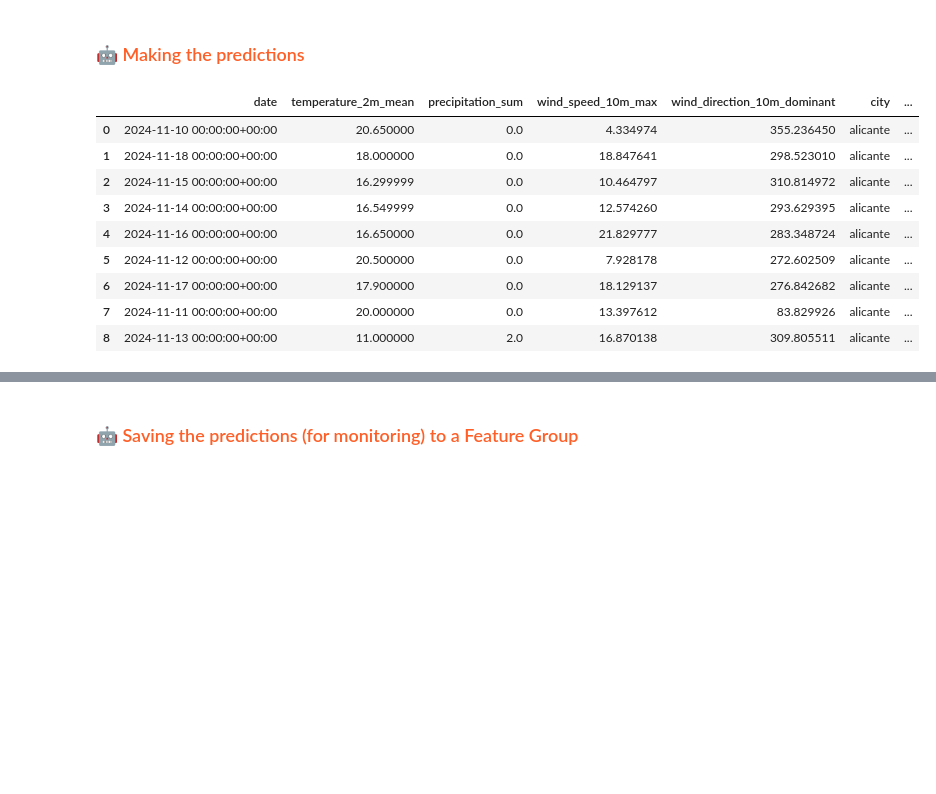
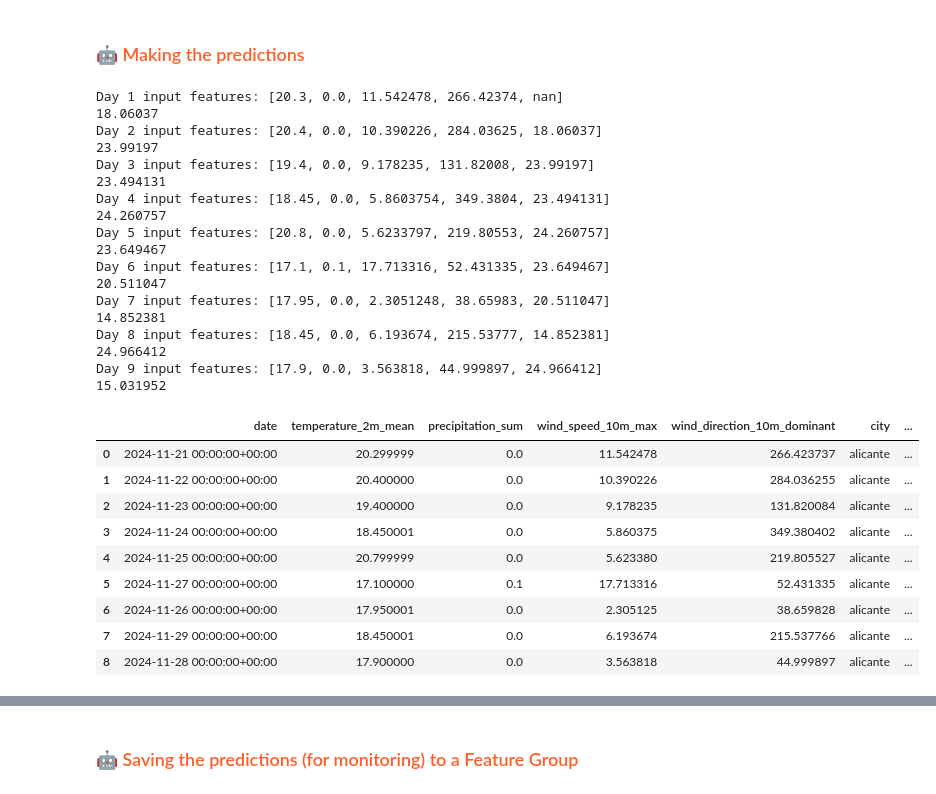
Before and after one commit to eshabilal111/ID2223, a Jupyter notebook: notebooks/ch03/4_air_quality_batch_inference.ipynb, the cells around one changed output, grey strips where cells are left out. Saved outputs shown, nothing was run; the diff lists cells and outputs as text; code cells hidden in the pictures; blank space fills up the shorter version.

```diff
--- a/notebooks/ch03/4_air_quality_batch_inference.ipynb
+++ b/notebooks/ch03/4_air_quality_batch_inference.ipynb
@@ -54,7 +57,7 @@ mr = project.get_model_registry()
 
 retrieved_model = mr.get_model(
     name="air_quality_xgboost_model",
-    version=1,
+    version=4,
 )
 
 # Download the saved model artifacts to a local directory
@@ -107,0 +111,7 @@ Finished: Reading data from Hopsworks, using Hopsworks Feature Query Service (0.
+# %%
+air_quality_with_lag_fg = fs.get_feature_group(
+    name='air_quality_lag',
+    version=1,
+)
+aq_yesterday_df = air_quality_with_lag_fg.read().sort_values(by='date').tail(1)
+aq_yesterday_df
@@ -108,20 +122,68 @@ Finished: Reading data from Hopsworks, using Hopsworks Feature Query Service (0.
 # %% [markdown]
 ### <span style="color:#ff5f27;">🤖 Making the predictions</span>
 # %%
-batch_data['predicted_pm25'] = retrieved_xgboost_model.predict(
-    batch_data[['temperature_2m_mean', 'precipitation_sum', 'wind_speed_10m_max', 'wind_direction_10m_dominant']])
+#batch_data['predicted_pm25'] = retrieved_xgboost_model.predict(
+#    batch_data[['temperature_2m_mean', 'precipitation_sum', 'wind_speed_10m_max', 'wind_direction_10m_dominant']])
+#batch_data
+
+forcast_days = batch_data.shape[0]
+
+lag1 = aq_yesterday_df['pm25_lag_1'].values[0]
+
+# Go one by one
+for i in range(forcast_days):
+
+    # Get the weather features values for day i
+    weather_features = batch_data.iloc[i][['temperature_2m_mean', 'precipitation_sum','wind_speed_10m_max', 'wind_direction_10m_dominant']].values
+    # Combine with lag values
+    features = list(weather_features) + [lag1]
+
+    print(f"Day {i + 1} input features: {features}")
+
+    predicted_pm25 = retrieved_xgboost_model.predict([features])[0]
+
+    #predicted_pm25 = float(round(predicted_pm25, i)) # same form as the data ?
+    #predicted_pm25 = max(0, predicted_pm25)  # dont allow below 0 ?
+    print(predicted_pm25)
+
+    batch_data.at[i, 'predicted_pm25'] = predicted_pm25
+
+    # Now update the lag
+    lag1 = predicted_pm25
+
+# Fix float issue
+batch_data['predicted_pm25'] = batch_data['predicted_pm25'].astype('float32')
+
 batch_data
 # %% [output]
+Day 1 input features: [20.3, 0.0, 11.542478, 266.42374, nan]
+18.06037
+Day 2 input features: [20.4, 0.0, 10.390226, 284.03625, 18.06037]
+23.99197
+Day 3 input features: [19.4, 0.0, 9.178235, 131.82008, 23.99197]
+23.494131
+Day 4 input features: [18.45, 0.0, 5.8603754, 349.3804, 23.494131]
+24.260757
+Day 5 input features: [20.8, 0.0, 5.6233797, 219.80553, 24.260757]
+23.649467
+Day 6 input features: [17.1, 0.1, 17.713316, 52.431335, 23.649467]
+20.511047
+Day 7 input features: [17.95, 0.0, 2.3051248, 38.65983, 20.511047]
+14.852381
+Day 8 input features: [18.45, 0.0, 6.193674, 215.53777, 14.852381]
+24.966412
+Day 9 input features: [17.9, 0.0, 3.563818, 44.999897, 24.966412]
+15.031952
 |  | date | temperature_2m_mean | precipitation_sum | wind_speed_10m_max | wind_direction_10m_dominant | city | ... |
-| 0 | 2024-11-10 00:00:00+00:00 | 20.650000 | 0.0 | 4.334974 | 355.236450 | alicante | ... |
-| 1 | 2024-11-18 00:00:00+00:00 | 18.000000 | 0.0 | 18.847641 | 298.523010 | alicante | ... |
-| 2 | 2024-11-15 00:00:00+00:00 | 16.299999 | 0.0 | 10.464797 | 310.814972 | alicante | ... |
-| 3 | 2024-11-14 00:00:00+00:00 | 16.549999 | 0.0 | 12.574260 | 293.629395 | alicante | ... |
-| 4 | 2024-11-16 00:00:00+00:00 | 16.650000 | 0.0 | 21.829777 | 283.348724 | alicante | ... |
-| 5 | 2024-11-12 00:00:00+00:00 | 20.500000 | 0.0 | 7.928178 | 272.602509 | alicante | ... |
-| 6 | 2024-11-17 00:00:00+00:00 | 17.900000 | 0.0 | 18.129137 | 276.842682 | alicante | ... |
-| 7 | 2024-11-11 00:00:00+00:00 | 20.000000 | 0.0 | 13.397612 | 83.829926 | alicante | ... |
-| 8 | 2024-11-13 00:00:00+00:00 | 11.000000 | 2.0 | 16.870138 | 309.805511 | alicante | ... |
+| 0 | 2024-11-21 00:00:00+00:00 | 20.299999 | 0.0 | 11.542478 | 266.423737 | alicante | ... |
+| 1 | 2024-11-22 00:00:00+00:00 | 20.400000 | 0.0 | 10.390226 | 284.036255 | alicante | ... |
+| 2 | 2024-11-23 00:00:00+00:00 | 19.400000 | 0.0 | 9.178235 | 131.820084 | alicante | ... |
+| 3 | 2024-11-24 00:00:00+00:00 | 18.450001 | 0.0 | 5.860375 | 349.380402 | alicante | ... |
+| 4 | 2024-11-25 00:00:00+00:00 | 20.799999 | 0.0 | 5.623380 | 219.805527 | alicante | ... |
+| 5 | 2024-11-27 00:00:00+00:00 | 17.100000 | 0.1 | 17.713316 | 52.431335 | alicante | ... |
+| 6 | 2024-11-26 00:00:00+00:00 | 17.950001 | 0.0 | 2.305125 | 38.659828 | alicante | ... |
+| 7 | 2024-11-29 00:00:00+00:00 | 18.450001 | 0.0 | 6.193674 | 215.537766 | alicante | ... |
+| 8 | 2024-11-28 00:00:00+00:00 | 17.900000 | 0.0 | 3.563818 | 44.999897 | alicante | ... |
 # %%
 batch_data.info()
 # %% [output]
```
Also changed, not shown: parts of 15 cells of this notebook, 5 other files.
